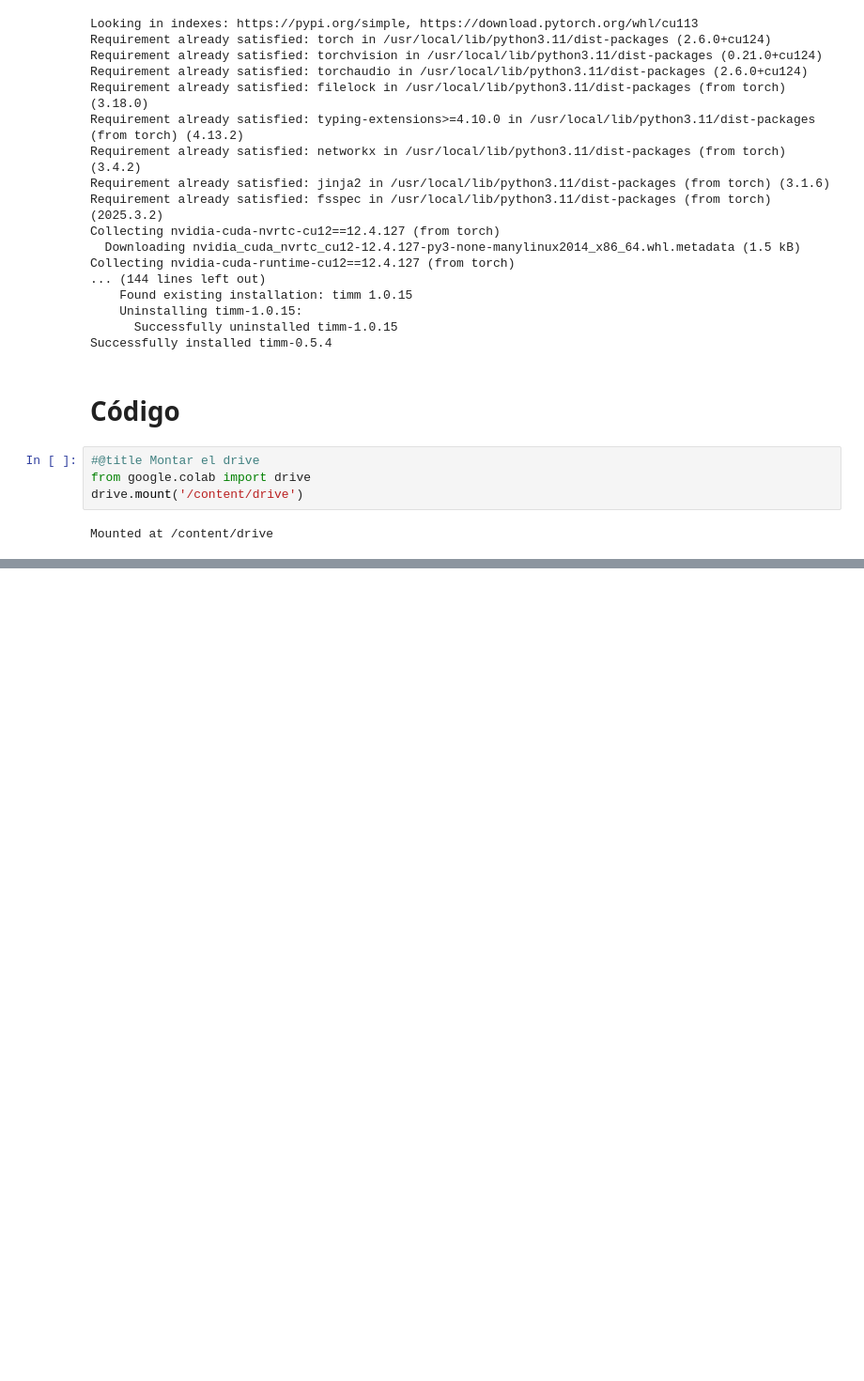
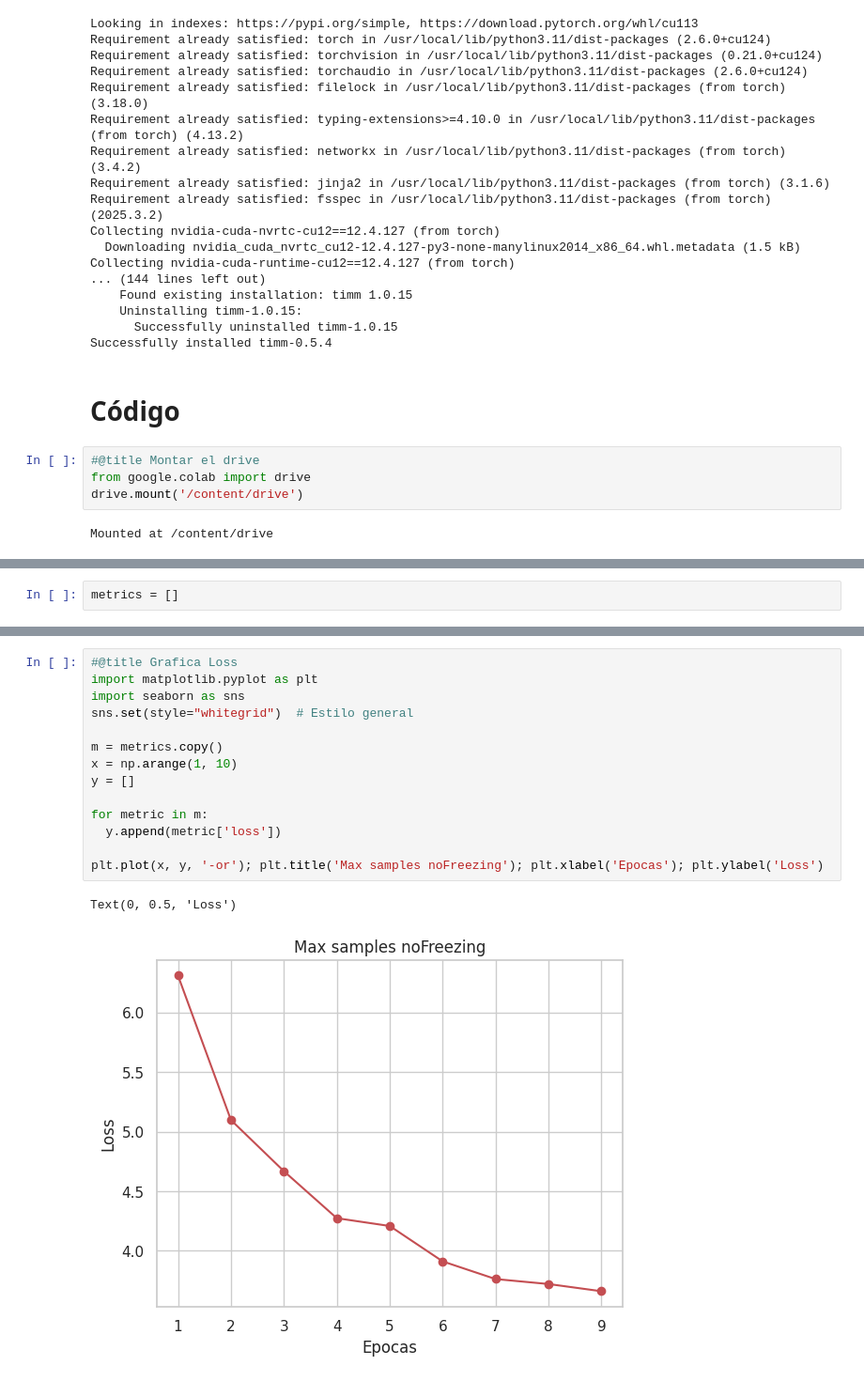
Before and after one commit to nick3153/Depth-Estimation-with-StereoThermal-Images, a Jupyter notebook: fine_tuning_model.ipynb, the cells around one changed output, grey strips where cells are left out. Shown at 94% size. Cells and saved outputs as stored; diff of their text form; blank space fills up the shorter version.

```diff
--- a/fine_tuning_model.ipynb
+++ b/fine_tuning_model.ipynb
@@ -387,0 +331,2 @@ Total esperado de imágenes: 882
+# %%
+metrics = []
@@ -387,0 +457,17 @@ Total esperado de imágenes: 882
+# %%
+#@title Grafica Loss
+import matplotlib.pyplot as plt
+import seaborn as sns
+sns.set(style="whitegrid")  # Estilo general
+
+m = metrics.copy()
+x = np.arange(1, 10)
+y = []
+
+for metric in m:
+  y.append(metric['loss'])
+
+plt.plot(x, y, '-or'); plt.title('Max samples noFreezing'); plt.xlabel('Epocas'); plt.ylabel('Loss')
+# %% [output]
+Text(0, 0.5, 'Loss')
+[figure, added]
```
Also changed, not shown: parts of 12 cells of this notebook.
